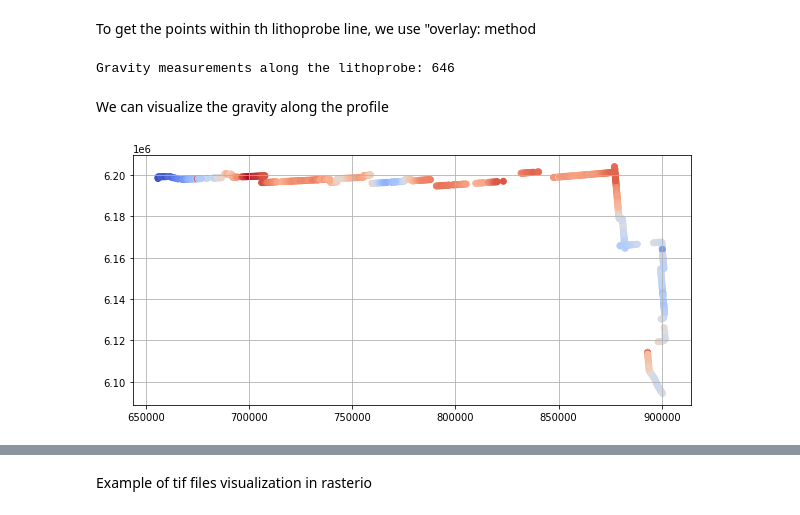
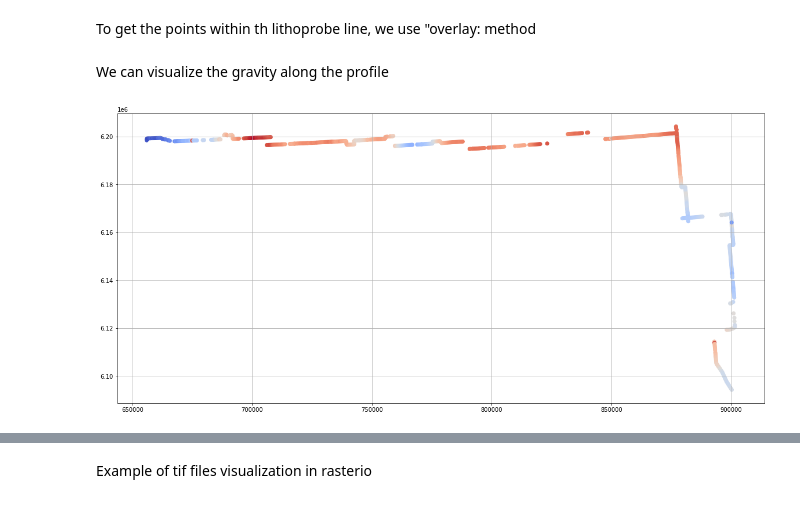
Before and after one commit to pauwoz/geospatial_analysis, a Jupyter notebook: notebooks/gravity_data_filtering_and_visualization.ipynb, the cells around one changed output, grey strips where cells are left out. Drawn from its saved outputs; the diff is of its cells as text; code cells hidden in the pictures.

```diff
--- a/notebooks/gravity_data_filtering_and_visualization.ipynb
+++ b/notebooks/gravity_data_filtering_and_visualization.ipynb
@@ -33,21 +33,21 @@ plt.show()
 # %% [markdown]
 Some gravity measurements are no directly on the lithoprobe profile, so we create 10m buffer
 # %%
-buffer = 10
+buffer = 200
 lithoprobe_utm['geometry'] = lithoprobe_utm.geometry.buffer(buffer)
 # %% [markdown]
 To get the points within th lithoprobe line, we use "overlay: method
 # %%
 points_subset = gpd.overlay(gdf_utm, lithoprobe_utm)
-print("Gravity measurements along the lithoprobe:", points_subset.shape[0])
+points_subset.shape
+# print("Gravity measurements along the lithoprobe:", points_subset.shape[0])
+points_subset.to_file("lithoprobe_gravi_points.shp", driver="ESRI Shapefile")
-# %% [output]
-Gravity measurements along the lithoprobe: 646
 # %% [markdown]
 We can visualize the gravity along the profile
 # %%
-fig, ax = plt.subplots(figsize = (10, 10))
+fig, ax = plt.subplots(figsize = (20, 10))
 points_subset.plot(ax=ax, column='BOUGUER', cmap='coolwarm')
 plt.grid(True)
 plt.show()
 # %% [output]
-[figure, old version]
+[figure, new version]
```
Also changed, not shown: parts of 3 cells of this notebook, 8 other files.
